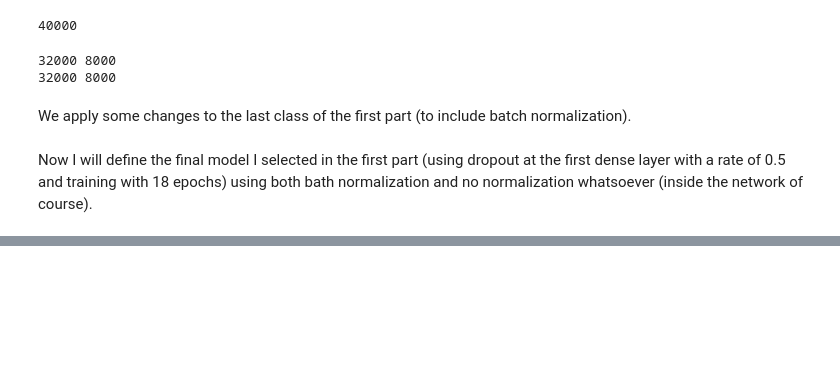
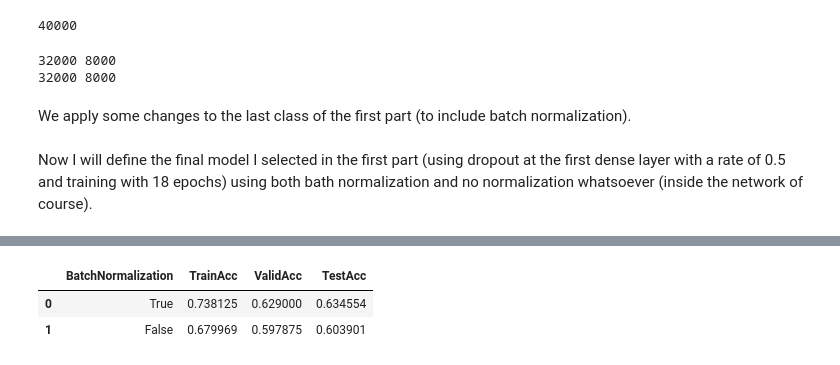
Before and after one commit to boscodeeromeu/NN, a Jupyter notebook: STUDENT_Lab_3_Part_2.ipynb, the cells around one changed output, grey strips where cells are left out. Saved outputs shown, nothing was run; the diff lists cells and outputs as text; code cells hidden in the pictures; blank space fills up the shorter version.

```diff
--- a/STUDENT_Lab_3_Part_2.ipynb
+++ b/STUDENT_Lab_3_Part_2.ipynb
@@ -595,0 +634,18 @@ Now I will define the final model I selected in the first part (using dropout at
+# %%
+train_acc_bn = my_CNN_bn.eval_performance(trainloader).tolist()
+valid_acc_bn = my_CNN_bn.eval_performance(validloader).tolist()
+test_acc_bn = my_CNN_bn.eval_performance(testloader).tolist()
+
+train_acc_nn = my_CNN_nn.eval_performance(trainloader).tolist()
+valid_acc_nn = my_CNN_nn.eval_performance(validloader).tolist()
+test_acc_nn = my_CNN_nn.eval_performance(testloader).tolist()
+# %%
+import pandas as pd
+pd.DataFrame({'BatchNormalization': [True, False],
+             'TrainAcc':[train_acc_bn, train_acc_nn],
+             'ValidAcc':[valid_acc_bn, valid_acc_nn],
+             'TestAcc':[test_acc_bn, test_acc_nn]})
+# %% [output]
+|  | BatchNormalization | TrainAcc | ValidAcc | TestAcc |
+| 0 | True | 0.738125 | 0.629000 | 0.634554 |
+| 1 | False | 0.679969 | 0.597875 | 0.603901 |
```
Also changed, not shown: parts of 12 cells of this notebook.
